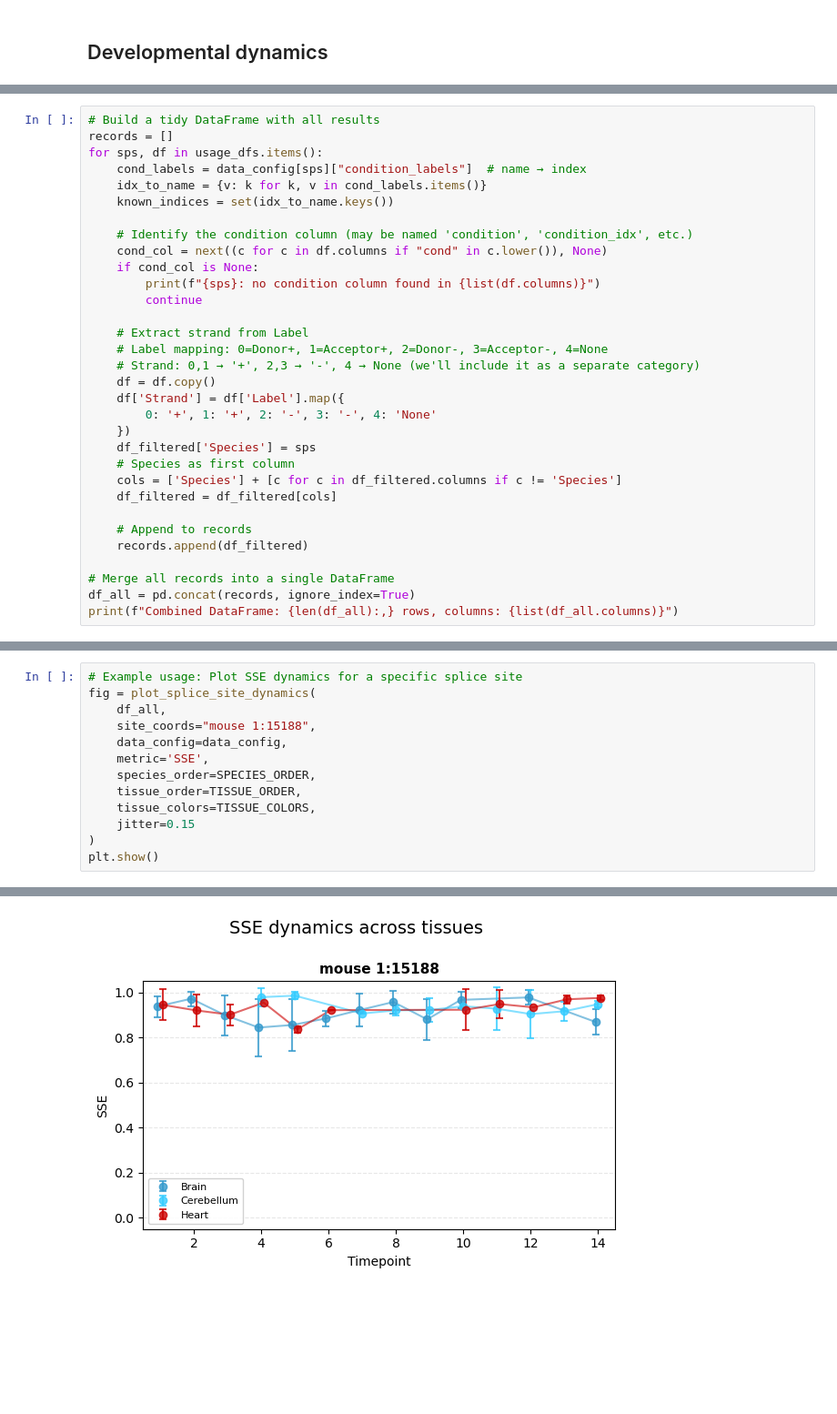
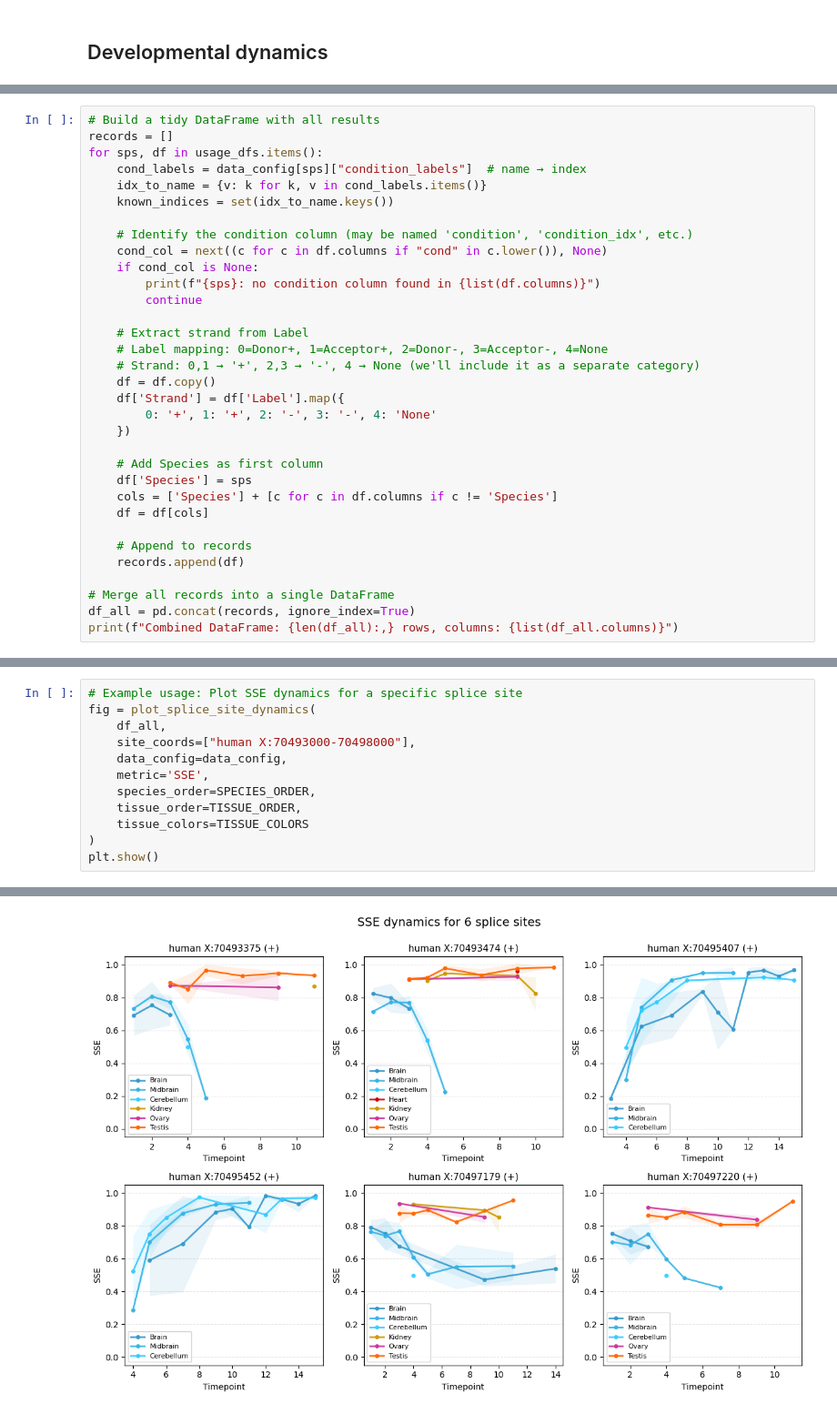
Before and after one commit to anamariaelek/alphagenome-pytorch, a Jupyter notebook: examples/notebooks/usage_data.ipynb, the cells around one changed output, grey strips where cells are left out. Shown at 91% size. Cells and saved outputs as stored; diff of their text form; blank space fills up the shorter version.

```diff
--- a/examples/notebooks/usage_data.ipynb
+++ b/examples/notebooks/usage_data.ipynb
@@ -810,13 +871,14 @@ for sps, df in usage_dfs.items():
     df['Strand'] = df['Label'].map({
         0: '+', 1: '+', 2: '-', 3: '-', 4: 'None'
     })
-    df_filtered['Species'] = sps
-    # Species as first column
-    cols = ['Species'] + [c for c in df_filtered.columns if c != 'Species']
-    df_filtered = df_filtered[cols]
+
+    # Add Species as first column
+    df['Species'] = sps
+    cols = ['Species'] + [c for c in df.columns if c != 'Species']
+    df = df[cols]
 
     # Append to records
-    records.append(df_filtered)
+    records.append(df)
 
 # Merge all records into a single DataFrame
 df_all = pd.concat(records, ignore_index=True)
@@ -858,13 +911,12 @@ The `plot_splice_site_dynamics` function plots SSE (or other metrics) for specif
 # Example usage: Plot SSE dynamics for a specific splice site
 fig = plot_splice_site_dynamics(
     df_all,
-    site_coords="mouse 1:15188",
+    site_coords=["human X:70493000-70498000"],
     data_config=data_config,
     metric='SSE',
     species_order=SPECIES_ORDER,
     tissue_order=TISSUE_ORDER,
-    tissue_colors=TISSUE_COLORS,
-    jitter=0.15
+    tissue_colors=TISSUE_COLORS
 )
 plt.show()
 # %% [output]
@@ -871 +924 @@ plt.show()
-[figure, old version]
+[figure, new version]
```
Also changed, not shown: parts of 9 cells of this notebook, 14 other files.
